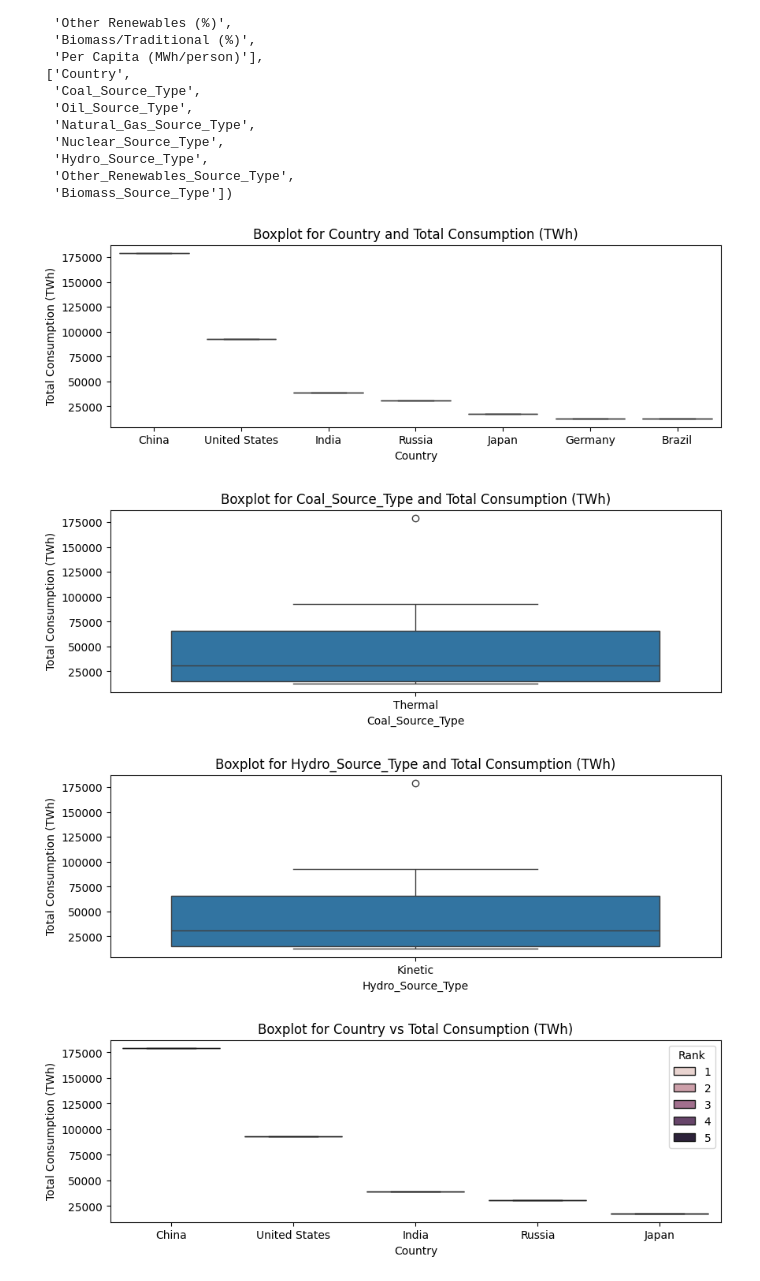
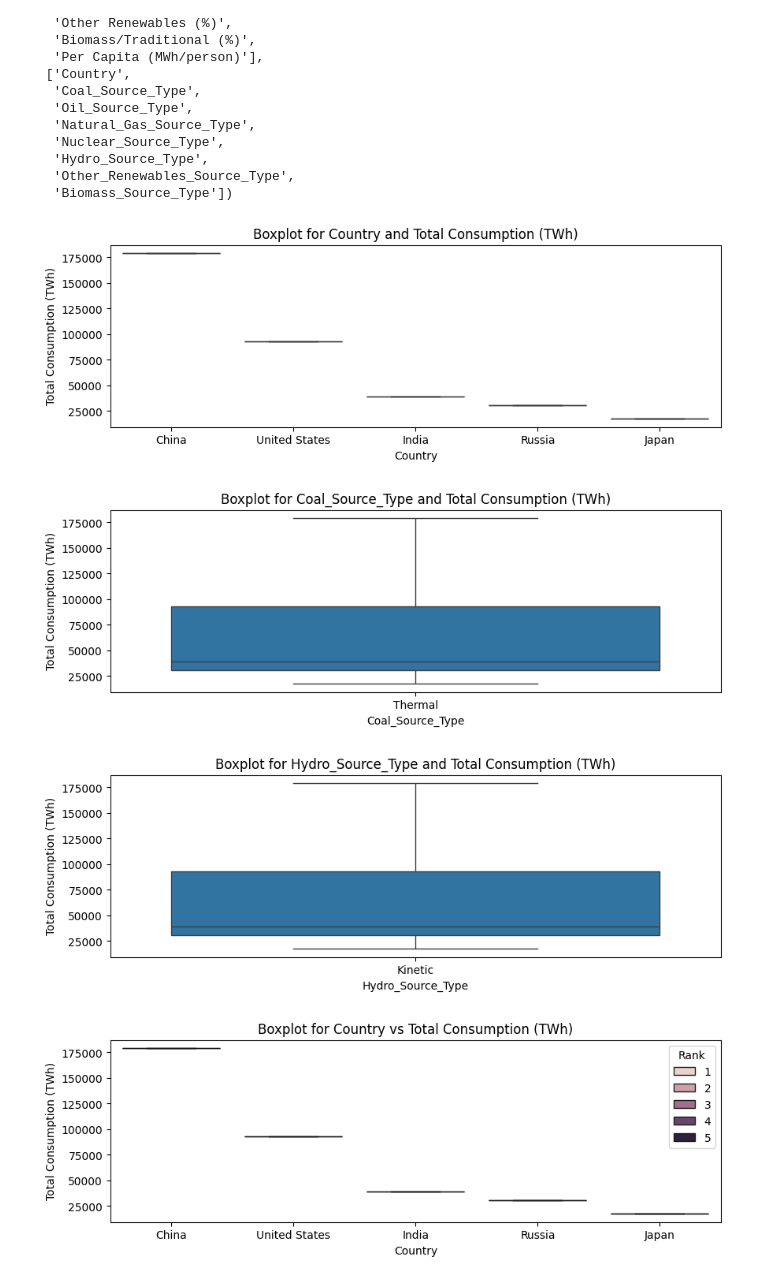
Before and after one commit to deanesh/energy-consumption-analysis, a Jupyter notebook: Energy-Consumption-EDA.ipynb, the cells around one changed output. Drawn from its saved outputs; the diff is of its cells as text; code cells hidden in the pictures.

```diff
--- a/Energy-Consumption-EDA.ipynb
+++ b/Energy-Consumption-EDA.ipynb
@@ -223,13 +223,13 @@ con, cat
   'Other_Renewables_Source_Type',
   'Biomass_Source_Type'])
 # %%
-plot_box(df.head(7), 'Country', 'Total Consumption (TWh)')
-plot_box(df.head(7), 'Coal_Source_Type', 'Total Consumption (TWh)')
-plot_box(df.head(7), 'Hydro_Source_Type', 'Total Consumption (TWh)')
+plot_box(df.head(5), 'Country', 'Total Consumption (TWh)')
+plot_box(df.head(5), 'Coal_Source_Type', 'Total Consumption (TWh)')
+plot_box(df.head(5), 'Hydro_Source_Type', 'Total Consumption (TWh)')
 # %% [output]
-[figure, old version]
+[figure, new version]
-[figure, old version]
+[figure, new version]
-[figure, old version]
+[figure, new version]
 # %%
 plt.figure(figsize=(10, 3))
 sns.boxplot(data=df.head(5), x="Country", y="Total Consumption (TWh)", hue="Rank")
```
Also changed, not shown: parts of 10 cells of this notebook.
